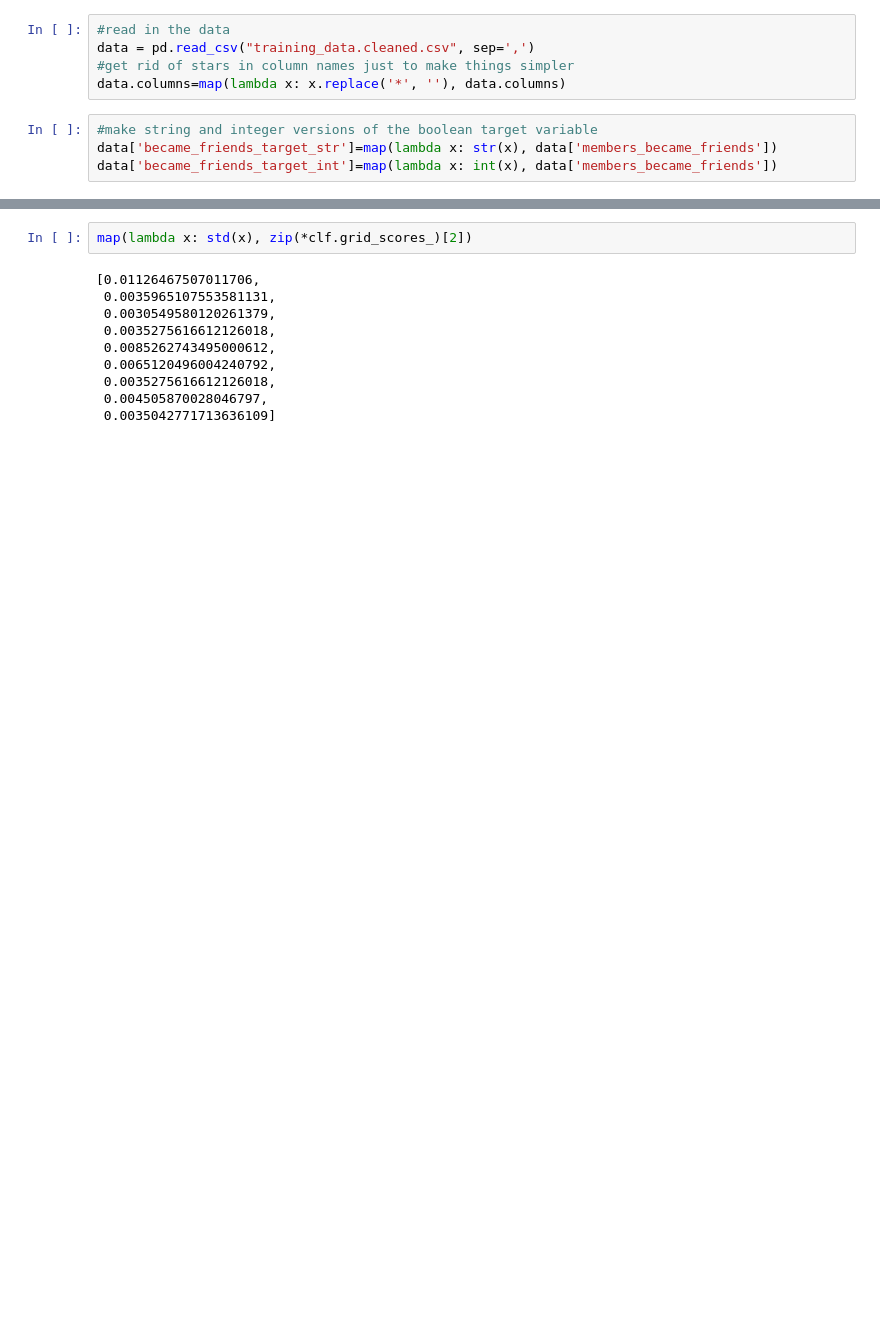
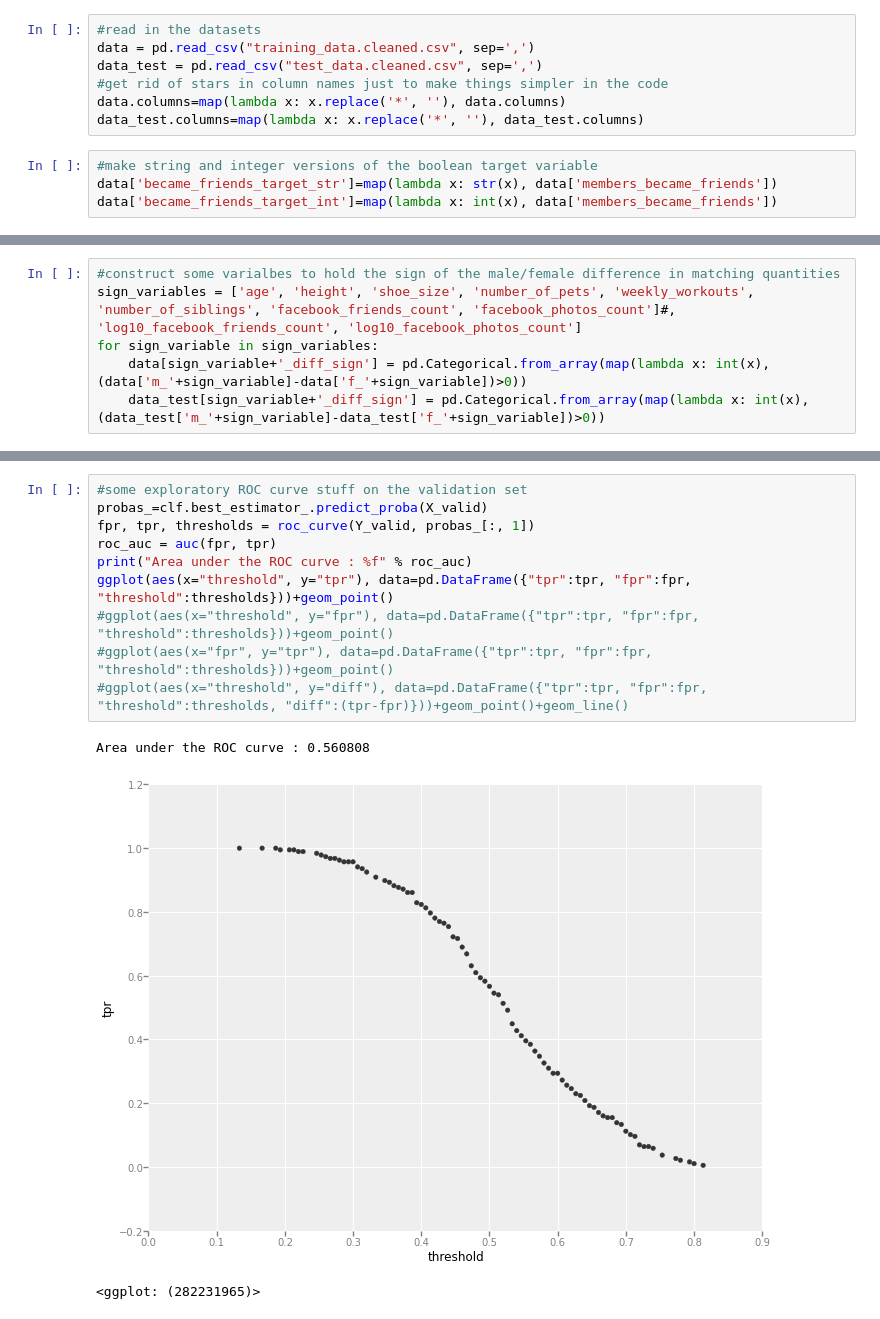
Before and after one commit to Grouper/Cuttlefish, a Jupyter notebook: grouper_model.ipynb, the cells around one changed output, grey strips where cells are left out. Saved outputs shown, nothing was run; the diff lists cells and outputs as text; blank space fills up the shorter version.

```diff
--- a/grouper_model.ipynb
+++ b/grouper_model.ipynb
@@ -13,8 +14,10 @@ from sklearn.grid_search import GridSearchCV
 # %%
-#read in the data
+#read in the datasets
 data = pd.read_csv("training_data.cleaned.csv", sep=',')
-#get rid of stars in column names just to make things simpler
+data_test = pd.read_csv("test_data.cleaned.csv", sep=',')
+#get rid of stars in column names just to make things simpler in the code
 data.columns=map(lambda x: x.replace('*', ''), data.columns)
+data_test.columns=map(lambda x: x.replace('*', ''), data_test.columns)
 # %%
 #make string and integer versions of the boolean target variable
 data['became_friends_target_str']=map(lambda x: str(x), data['members_became_friends'])
@@ -39,2 +25,8 @@ for sign_variable in sign_variables:
+# %%
+#construct some varialbes to hold the sign of the male/female difference in matching quantities
+sign_variables = ['age', 'height', 'shoe_size', 'number_of_pets', 'weekly_workouts', 'number_of_siblings', 'facebook_friends_count', 'facebook_photos_count']#, 'log10_facebook_friends_count', 'log10_facebook_photos_count']
+for sign_variable in sign_variables:
+    data[sign_variable+'_diff_sign'] = pd.Categorical.from_array(map(lambda x: int(x), (data['m_'+sign_variable]-data['f_'+sign_variable])>0))
+    data_test[sign_variable+'_diff_sign'] = pd.Categorical.from_array(map(lambda x: int(x), (data_test['m_'+sign_variable]-data_test['f_'+sign_variable])>0))
 # %%
 print data.head(1)
@@ -201,12 +203,14 @@ imps.sort(['imp'], ascending=False)
-# %%
-map(lambda x: std(x), zip(*clf.grid_scores_)[2])
-# %% [output]
-[0.01126467507011706,
- 0.0035965107553581131,
- 0.0030549580120261379,
- 0.0035275616612126018,
- 0.0085262743495000612,
- 0.0065120496004240792,
- 0.0035275616612126018,
- 0.004505870028046797,
- 0.0035042771713636109]
+# %%
+#some exploratory ROC curve stuff on the validation set
+probas_=clf.best_estimator_.predict_proba(X_valid)
+fpr, tpr, thresholds = roc_curve(Y_valid, probas_[:, 1])
+roc_auc = auc(fpr, tpr)
+print("Area under the ROC curve : %f" % roc_auc)
+ggplot(aes(x="threshold", y="tpr"), data=pd.DataFrame({"tpr":tpr, "fpr":fpr, "threshold":thresholds}))+geom_point()
+#ggplot(aes(x="threshold", y="fpr"), data=pd.DataFrame({"tpr":tpr, "fpr":fpr, "threshold":thresholds}))+geom_point()
+#ggplot(aes(x="fpr", y="tpr"), data=pd.DataFrame({"tpr":tpr, "fpr":fpr, "threshold":thresholds}))+geom_point()
+#ggplot(aes(x="threshold", y="diff"), data=pd.DataFrame({"tpr":tpr, "fpr":fpr, "threshold":thresholds, "diff":(tpr-fpr)}))+geom_point()+geom_line()
+# %% [output]
+Area under the ROC curve : 0.560808
+[figure, added]
+<ggplot: (282231965)>
```
Also changed, not shown: parts of 11 cells of this notebook, 4 other files.
